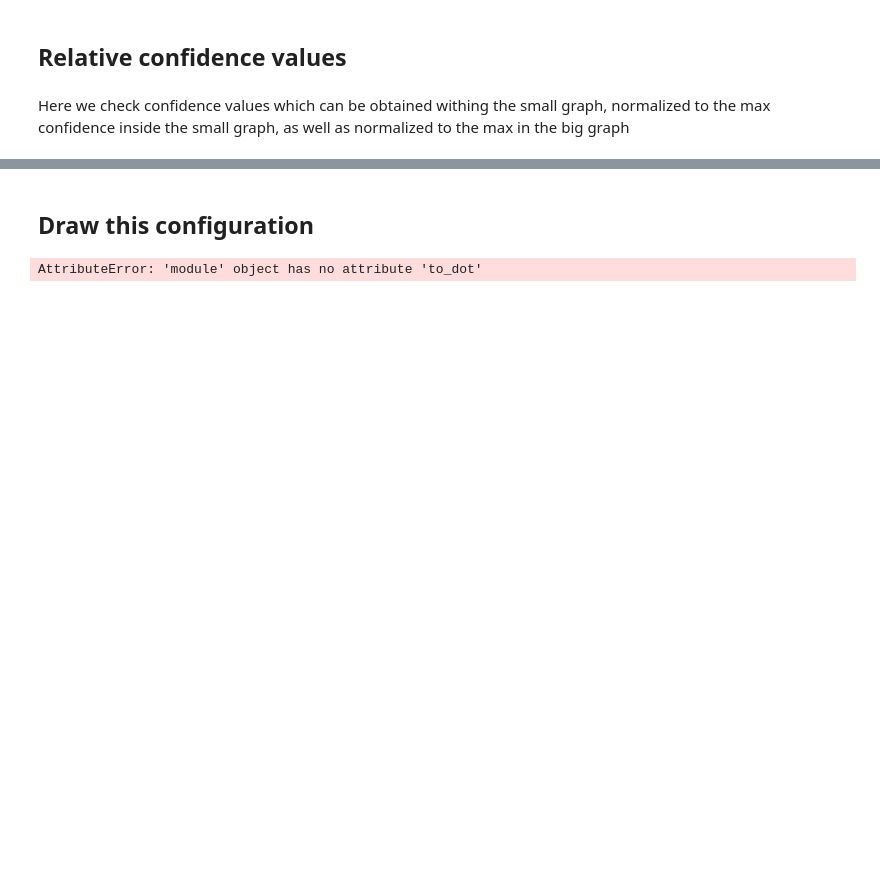
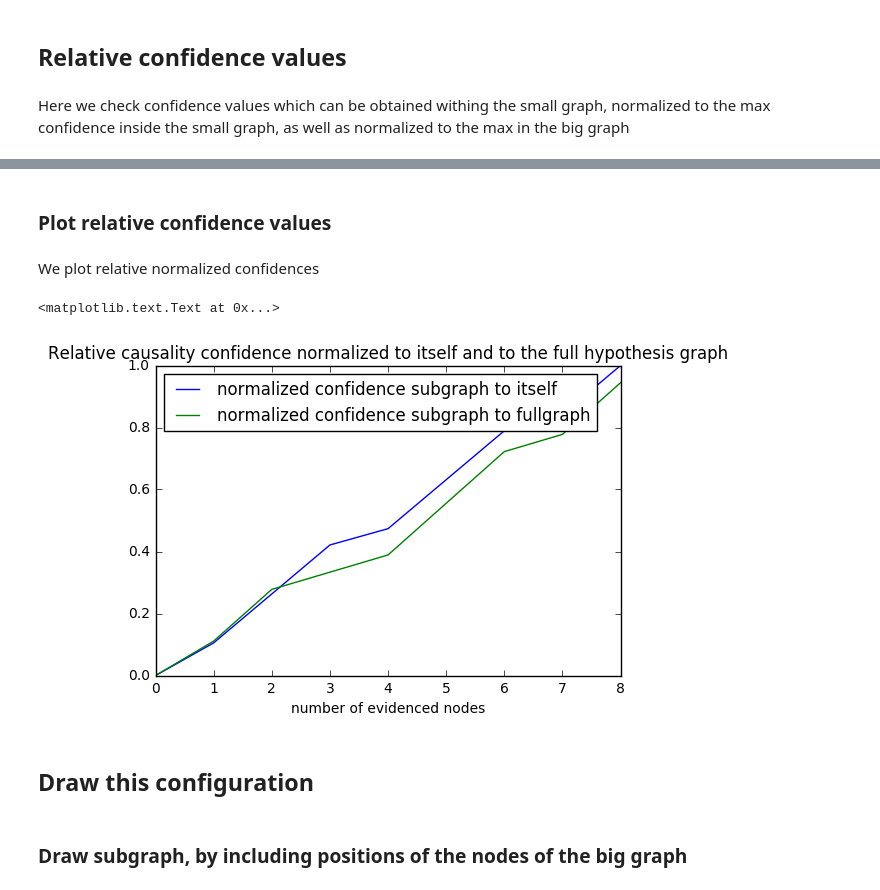
Before and after one commit to plumdeq/hypothtest, a Jupyter notebook: notebooks/subgraphs-confidence.ipynb, the cells around one changed output, grey strips where cells are left out. Cells and saved outputs as stored; diff of their text form; code cells hidden in the pictures; blank space fills up the shorter version.

```diff
--- a/notebooks/subgraphs-confidence.ipynb
+++ b/notebooks/subgraphs-confidence.ipynb
@@ -206,0 +219,17 @@ relative_spectrum_df
+# %% [markdown]
+### Plot relative confidence values
+# %% [markdown]
+We plot relative normalized confidences
+# %%
+relative_confidence_fig = plt.figure('3')
+plt.subplot('111')
+plt.plot(relative_spectrum_df['sub_confidence_normalized_spectrum'],
+         label='normalized confidence subgraph to itself')
+plt.plot(relative_spectrum_df['big_confidence_normalized_spectrum'],
+         label='normalized confidence subgraph to fullgraph')
+plt.xlabel('number of evidenced nodes')
+plt.legend(loc='upper left')
+plt.title('Relative causality confidence normalized to itself and to the full hypothesis graph')
+# %% [output]
+<matplotlib.text.Text at 0x...>
+[figure, added]
@@ -213,5 +243,0 @@ current_conf = './images/subgraphs/current_conf.dot'
-# %%
-with open(current_conf, 'w') as f:
-    write_dot.to_dot(hypothgraph, subgraph, source, target, stream=f)
-# %% [output]
-AttributeError: 'module' object has no attribute 'to_dot'
@@ -217,0 +246,2 @@ AttributeError: 'module' object has no attribute 'to_dot'
+# %% [markdown]
+### Draw subgraph, by including positions of the nodes of the big graph
```
Also changed, not shown: parts of 36 cells of this notebook, 1 other file.
